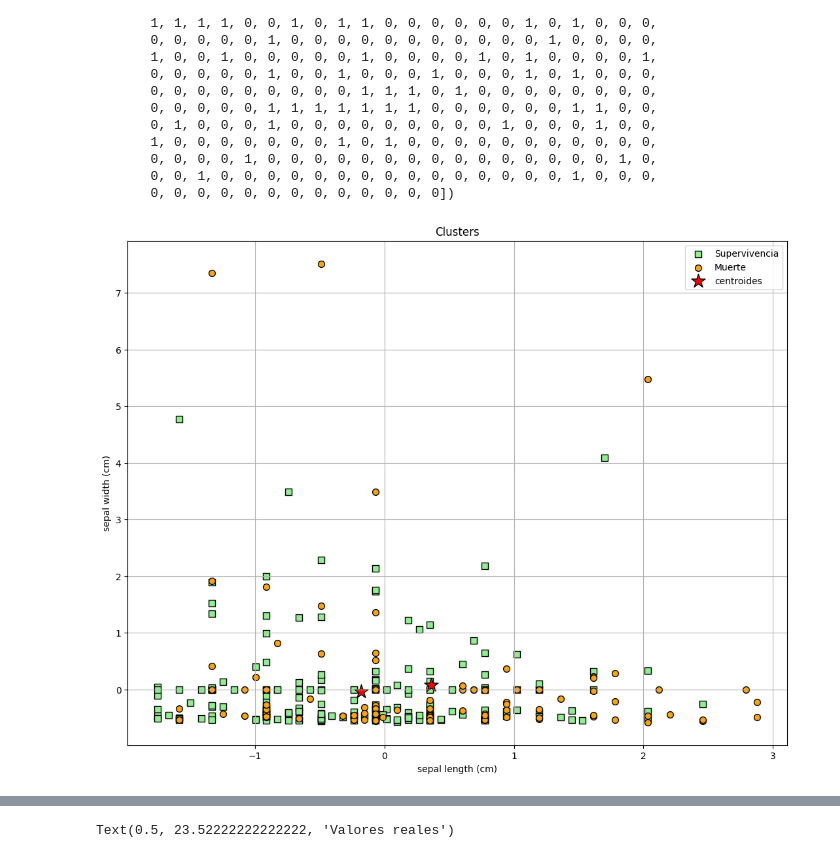
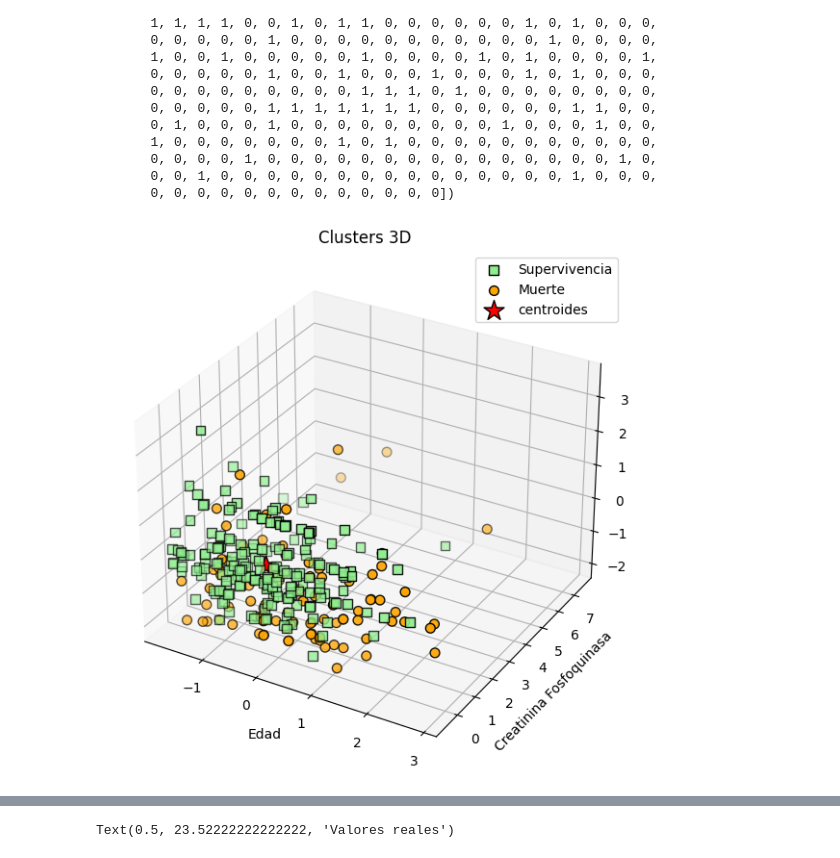
Before and after one commit to 2jcortesj2/Estadistica1, a Jupyter notebook: TrabajoFinal.ipynb, the cells around one changed output, grey strips where cells are left out. Drawn from its saved outputs; the diff is of its cells as text; code cells hidden in the pictures.

```diff
--- a/TrabajoFinal.ipynb
+++ b/TrabajoFinal.ipynb
@@ -382,39 +382,42 @@ array([1, 1, 1, 1, 1, 1, 1, 1, 1, 1, 1, 1, 1, 1, 0, 1, 1, 1, 1, 1, 0, 1,
        0, 0, 1, 0, 0, 0, 0, 0, 0, 0, 0, 0, 0, 0, 0, 0, 0, 0, 1, 0, 0, 0,
        0, 0, 0, 0, 0, 0, 0, 0, 0, 0, 0, 0, 0])
 # %%
-#configuro el tamaño del grafico final
-plt.figure(figsize=(13,10))
+from mpl_toolkits.mplot3d import Axes3D
+
+fig = plt.figure(figsize=(10, 7))
+ax = fig.add_subplot(111, projection='3d')
 
 columna_1 = 0
 columna_2 = 1
+columna_3 = 2  # Asegúrate de que tienes una tercer columna en tu matriz de datos.
 
-#scatter del primer cluster
-plt.scatter(
-    scaled_1[y_km == 0, columna_1], scaled_1[y_km == 0, columna_2], #0,0 hace una máscara de los datos que pertenecen al cluster 0 de la primera columna y 0,1 lo mismo pero para la segunda columna
+ax.scatter(
+    scaled_1[y_km == 0, columna_1], scaled_1[y_km == 0, columna_2], scaled_1[y_km == 0, columna_3],
     s=50, c='lightgreen',
     marker='s', edgecolor='black',
     label='Supervivencia'
 )
-#scatter del segundo cluster
-plt.scatter(
-    scaled_1[y_km == 1, columna_1], scaled_1[y_km == 1, columna_2],
+
+ax.scatter(
+    scaled_1[y_km == 1, columna_1], scaled_1[y_km == 1, columna_2], scaled_1[y_km == 1, columna_3],
     s=50, c='orange',
     marker='o', edgecolor='black',
     label='Muerte'
 )
 
-#scatter del los centroides
-plt.scatter(
-    km.cluster_centers_[:, columna_1], km.cluster_centers_[:, columna_2],
+ax.scatter(
+    km.cluster_centers_[:, columna_1], km.cluster_centers_[:, columna_2], km.cluster_centers_[:, columna_3],
     s=250, marker='*',
     c='red', edgecolor='black',
     label='centroides'
 )
+
+ax.set_xlabel('Edad')
+ax.set_ylabel('Creatinina Fosfoquinasa')
+ax.set_zlabel('Fraccion de eyeccion')
+ax.set_title('Clusters 3D')
 plt.legend()
 plt.grid()
-plt.xlabel('sepal length (cm)')
-plt.ylabel('sepal width (cm)')
-plt.title('Clusters')
 plt.show()
 # %% [output]
-[figure, old version]
+[figure, new version]
```
Also changed, not shown: parts of 7 cells of this notebook.
